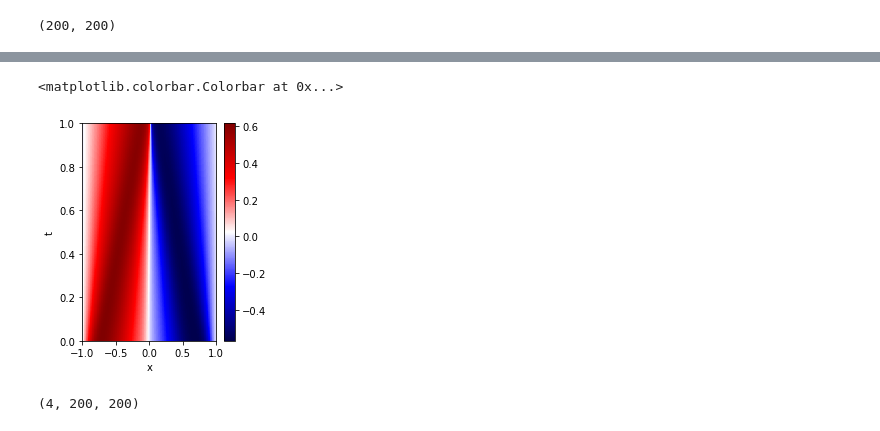
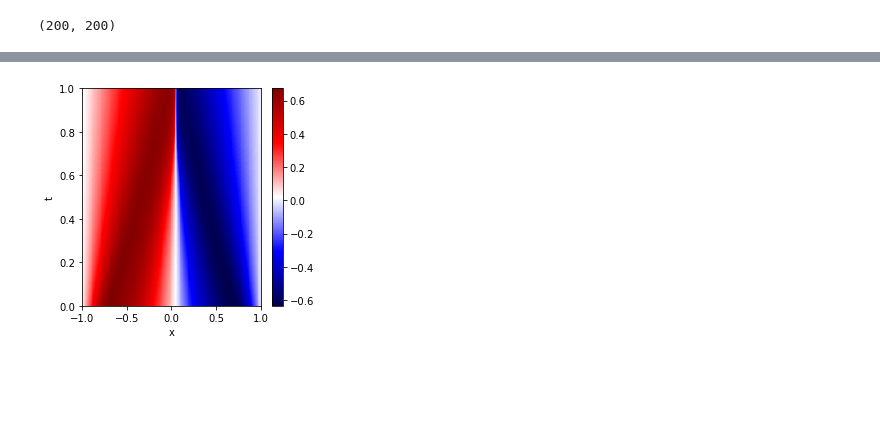
Before and after one commit to DeveYou/PFE_2022, a Jupyter notebook: burger.ipynb, the cells around one changed output, grey strips where cells are left out. Cells and saved outputs as stored; diff of their text form; code cells hidden in the pictures; blank space fills up the shorter version.

```diff
--- a/burger.ipynb
+++ b/burger.ipynb
@@ -19,7 +30,7 @@ from sciann.constraints import Data
 x = sn.Variable('x')
 t = sn.Variable('t')
 # generate the outputs variables # Field is a layer to define outputs of each Functional. It is very much similar to Keras Dense layer.
-u = sn.Field('u', units=4)
+u = sn.Field('u', units=1)
 # Functional Multi-Layer Perceptron
 u = sn.Functional('u', [t,x], 8*[20], 'tanh')
 # %% [markdown]
@@ -29,10 +40,9 @@ u = sn.Functional('u', [t,x], 8*[20], 'tanh')
 L1 = diff(u, t) + u*diff(u,x) - (0.01/np.pi)*diff(u, x, order=2)
 # %%
 # geneate the boundary conditions
-# outputs
-TOL = 0.001
-C1 = (1-sign(t - TOL)) * (u + sin(np.pi*x))
-C2 = (1-sign(x - (-1+TOL))) * (u)
-C3 = (1+sign(x - ( 1-TOL))) * (u)
+T_min = 0.001
+C1 = (1-sign(t - T_min)) * (u + sin(np.pi*x)) # u(t=0, x) = -sin(pi*x)
+C2 = (1-sign(x - (-1+T_min))) * (u)           # u(t, x=1) = 0
+C3 = (1+sign(x - ( 1-T_min))) * (u)           # u(t, x=-1) = 0
 # The sign function returns -1 if x < 0, 0 if x==0, 1 if x > 0.
 # %%
@@ -108,7 +115,7 @@ print(t_test.shape)
 # %% [markdown]
 Evaluate the test data
 # %%
-u_eval = u.eval(model, [x_test, t_test])
-u_eval.shape
+u_pred = u.eval(model, [x_test, t_test])
+u_pred.shape
 # %% [output]
 (200, 200)
@@ -122,15 +135,9 @@ u.count_params()
 # %%
-fig = plt.figure(figsize=(3, 4))
-plt.pcolor(x_test, t_test, u_eval, cmap='seismic')
+fig = plt.figure(figsize=(4, 4))
+plt.pcolor(x_test, t_test, u_pred, cmap='seismic')
 plt.xlabel('x')
 plt.ylabel('t')
 plt.colorbar()
+plt.savefig("uBurger2D.png", format='png')
 # %% [output]
-<matplotlib.colorbar.Colorbar at 0x...>
-[figure, old version]
+[figure, new version]
-# %%
-# model.solve([x_train, t_train], u_eval, epochs=32, batches=10)
-u_pred = model.predict([x_test, t_test], batch_size=None, verbose=0, steps=None)
-np.array(u_pred).shape
-# %% [output]
-(4, 200, 200)
```
Also changed, not shown: parts of 14 cells of this notebook, 5 other files.
